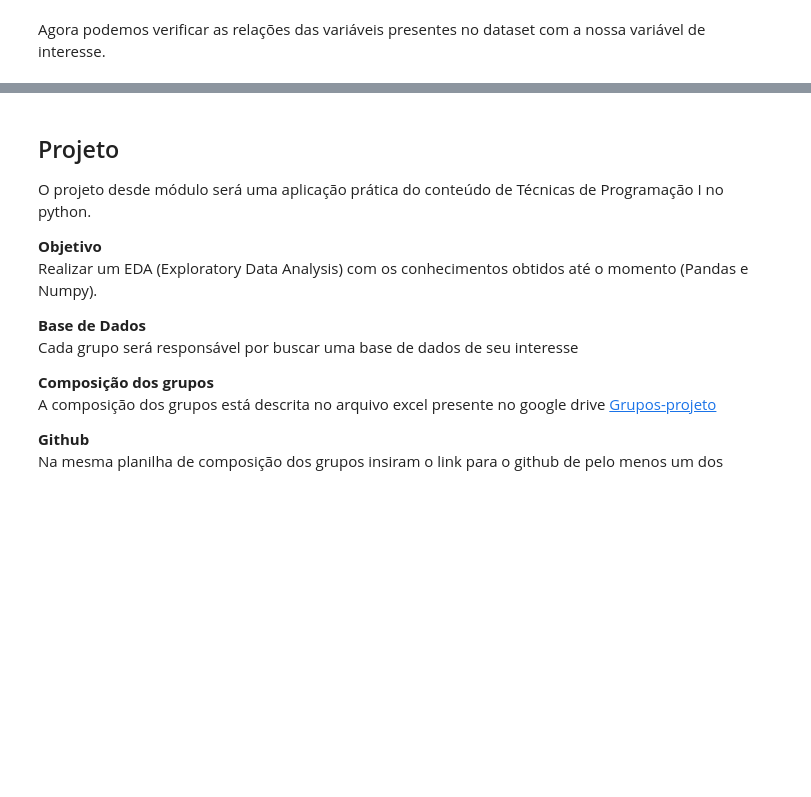
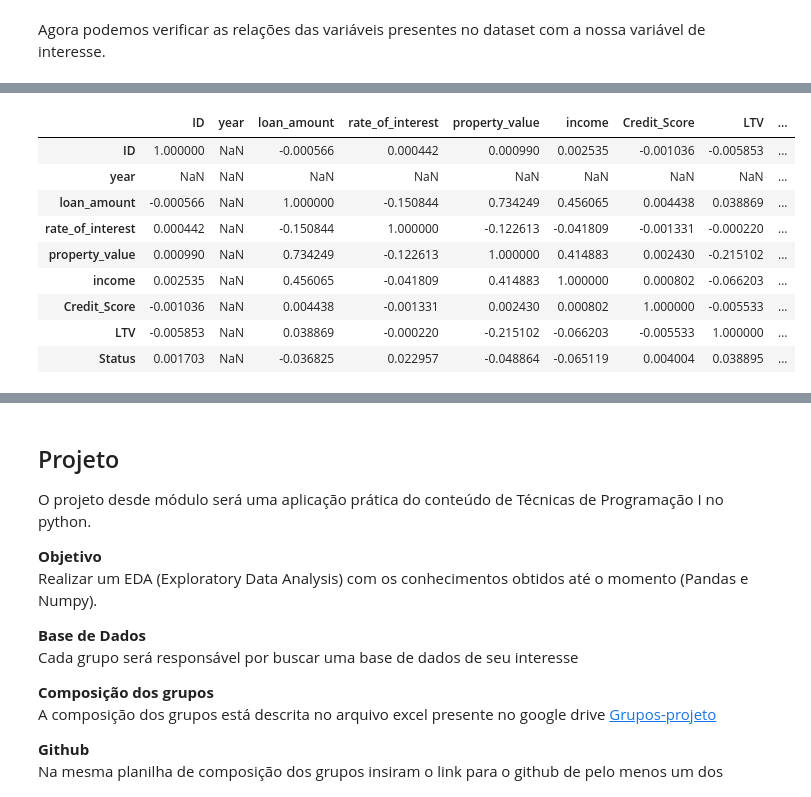
Before and after one commit to brunoissamo/tecnicas-programacao-i-suzano, a Jupyter notebook: aula07 - EDA e Projeto.ipynb, the cells around one changed output, grey strips where cells are left out. Drawn from its saved outputs; the diff is of its cells as text; code cells hidden in the pictures; blank space fills up the shorter version.

```diff
--- a/aula07 - EDA e Projeto.ipynb
+++ b/aula07 - EDA e Projeto.ipynb
@@ -38,0 +253,13 @@ df_loan.pivot_table(index='credit_type', values='Status', aggfunc='mean')
+# %%
+df_loan.corr()
+# %% [output]
+|  | ID | year | loan_amount | rate_of_interest | property_value | income | Credit_Score | LTV | ... |
+| ID | 1.000000 | NaN | -0.000566 | 0.000442 | 0.000990 | 0.002535 | -0.001036 | -0.005853 | ... |
+| year | NaN | NaN | NaN | NaN | NaN | NaN | NaN | NaN | ... |
+| loan_amount | -0.000566 | NaN | 1.000000 | -0.150844 | 0.734249 | 0.456065 | 0.004438 | 0.038869 | ... |
+| rate_of_interest | 0.000442 | NaN | -0.150844 | 1.000000 | -0.122613 | -0.041809 | -0.001331 | -0.000220 | ... |
+| property_value | 0.000990 | NaN | 0.734249 | -0.122613 | 1.000000 | 0.414883 | 0.002430 | -0.215102 | ... |
+| income | 0.002535 | NaN | 0.456065 | -0.041809 | 0.414883 | 1.000000 | 0.000802 | -0.066203 | ... |
+| Credit_Score | -0.001036 | NaN | 0.004438 | -0.001331 | 0.002430 | 0.000802 | 1.000000 | -0.005533 | ... |
+| LTV | -0.005853 | NaN | 0.038869 | -0.000220 | -0.215102 | -0.066203 | -0.005533 | 1.000000 | ... |
+| Status | 0.001703 | NaN | -0.036825 | 0.022957 | -0.048864 | -0.065119 | 0.004004 | 0.038895 | ... |
```
Also changed, not shown: parts of 25 cells of this notebook, 1 other file.
